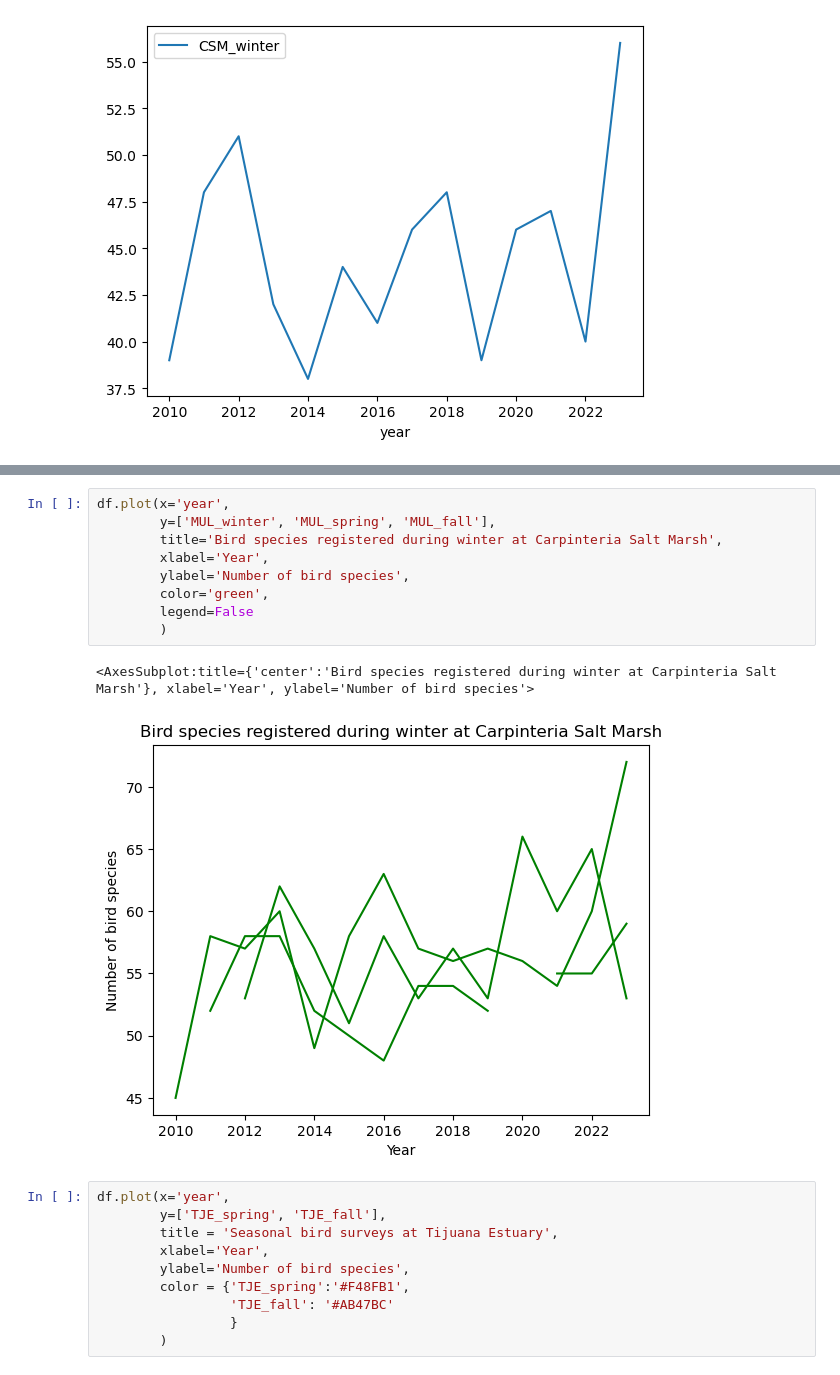
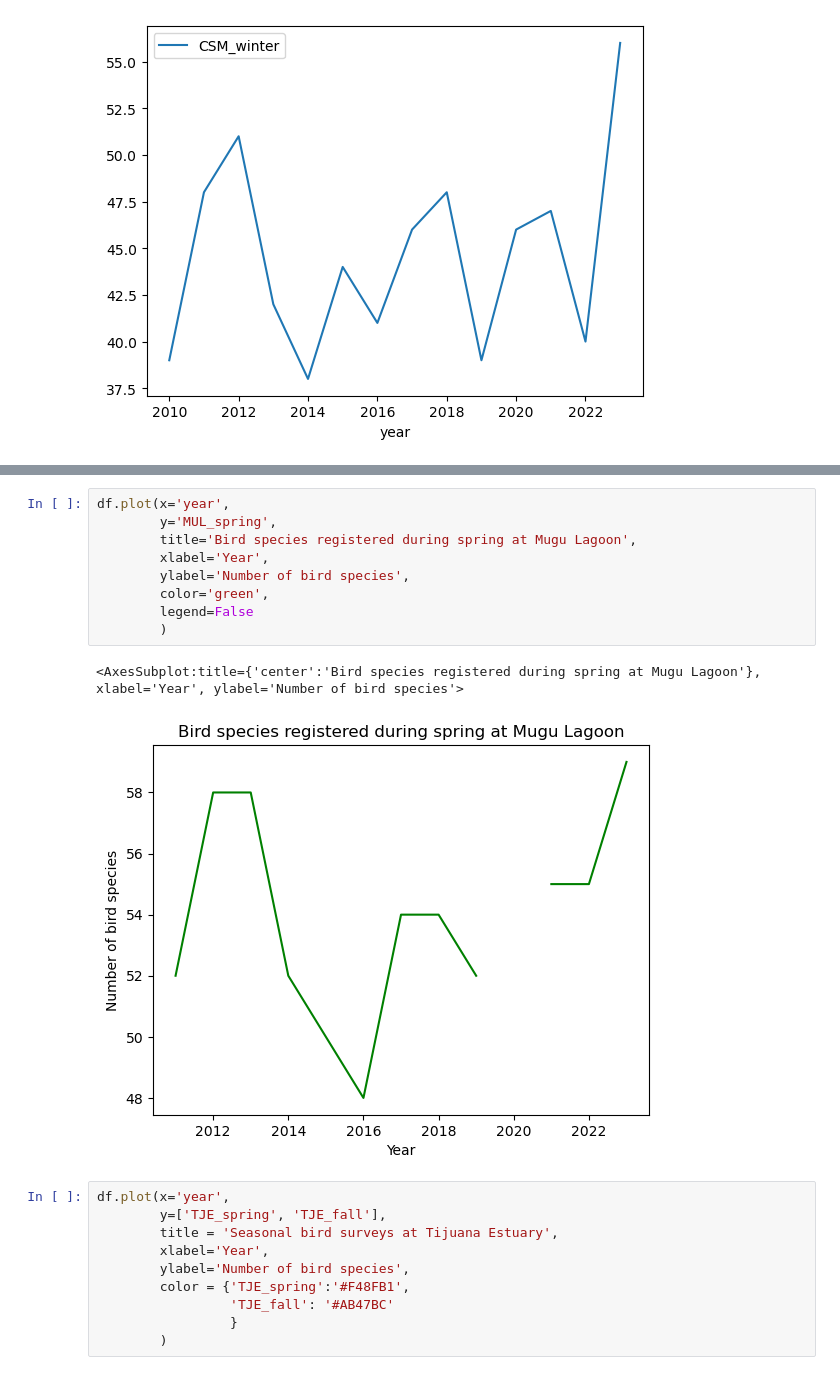
Before and after one commit to marinakochuten/eds220-2024-in-class, a Jupyter notebook: week2-basic-plotting.ipynb, the cells around one changed output, grey strips where cells are left out. Cells and saved outputs as stored; diff of their text form.

```diff
--- a/week2-basic-plotting.ipynb
+++ b/week2-basic-plotting.ipynb
@@ -48,16 +49,16 @@ df.plot(x='year',
 [figure]
 # %%
 df.plot(x='year',
-        y=['MUL_winter', 'MUL_spring', 'MUL_fall'],
-        title='Bird species registered during winter at Carpinteria Salt Marsh',
+        y='MUL_spring',
+        title='Bird species registered during spring at Mugu Lagoon',
         xlabel='Year',
         ylabel='Number of bird species',
         color='green',
         legend=False
         )
 # %% [output]
-<AxesSubplot:title={'center':'Bird species registered during winter at Carpinteria Salt Marsh'}, xlabel='Year', ylabel='Number of bird species'>
+<AxesSubplot:title={'center':'Bird species registered during spring at Mugu Lagoon'}, xlabel='Year', ylabel='Number of bird species'>
-[figure, old version]
+[figure, new version]
 # %%
 df.plot(x='year',
         y=['TJE_spring', 'TJE_fall'],
```
Also changed, not shown: parts of 13 cells of this notebook, 1 other file.
